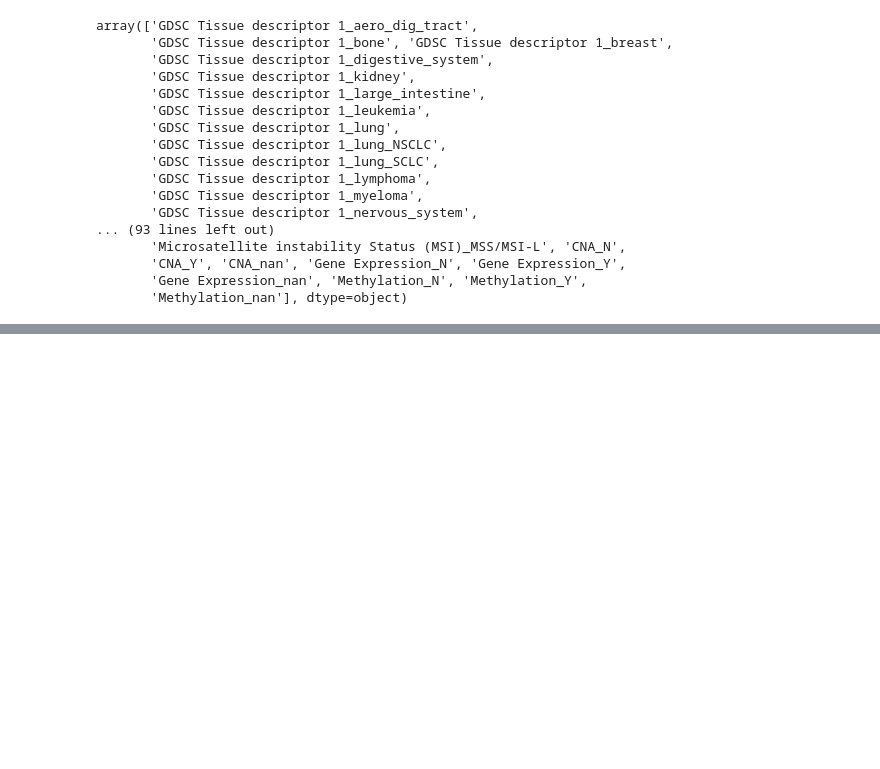
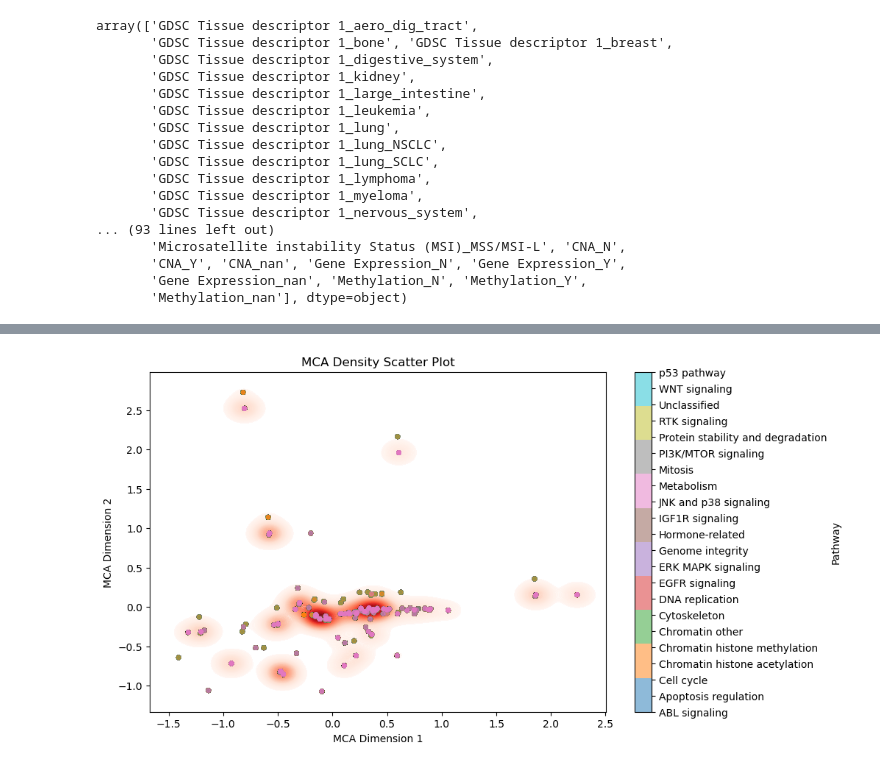
Before and after one commit to hongsheng-lai/ML_GDSC, a Jupyter notebook: main.ipynb, the cells around one changed output, grey strips where cells are left out. Saved outputs shown, nothing was run; the diff lists cells and outputs as text; code cells hidden in the pictures; blank space fills up the shorter version.

```diff
--- a/main.ipynb
+++ b/main.ipynb
@@ -329,0 +367,39 @@ ModuleNotFoundError: No module named 'prince'
+# %%
+import seaborn as sns
+import matplotlib.pyplot as plt
+
+plt.figure(figsize=(10, 6))
+
+# 密度底图
+sns.kdeplot(
+    x=mca_result['Dim1'],
+    y=mca_result['Dim2'],
+    cmap="Reds",
+    fill=True,
+    thresh=0.05,
+    levels=100,
+    alpha=0.7
+)
+
+# 散点图，类别着色
+sc = plt.scatter(
+    mca_result['Dim1'],
+    mca_result['Dim2'],
+    c=mca_result['ClusterCode'],
+    cmap='tab10',
+    s=15,
+    alpha=0.5
+)
+
+# 添加类别colorbar
+cbar = plt.colorbar(sc, ticks=range(len(pathway_cat.categories)))
+cbar.ax.set_yticklabels(pathway_cat.categories)
+cbar.set_label('Pathway')
+
+plt.title('MCA Density Scatter Plot')
+plt.xlabel('MCA Dimension 1')
+plt.ylabel('MCA Dimension 2')
+
+plt.show()
+# %% [output]
+[figure, added]
```
Also changed, not shown: parts of 8 cells of this notebook, 6 other files.
